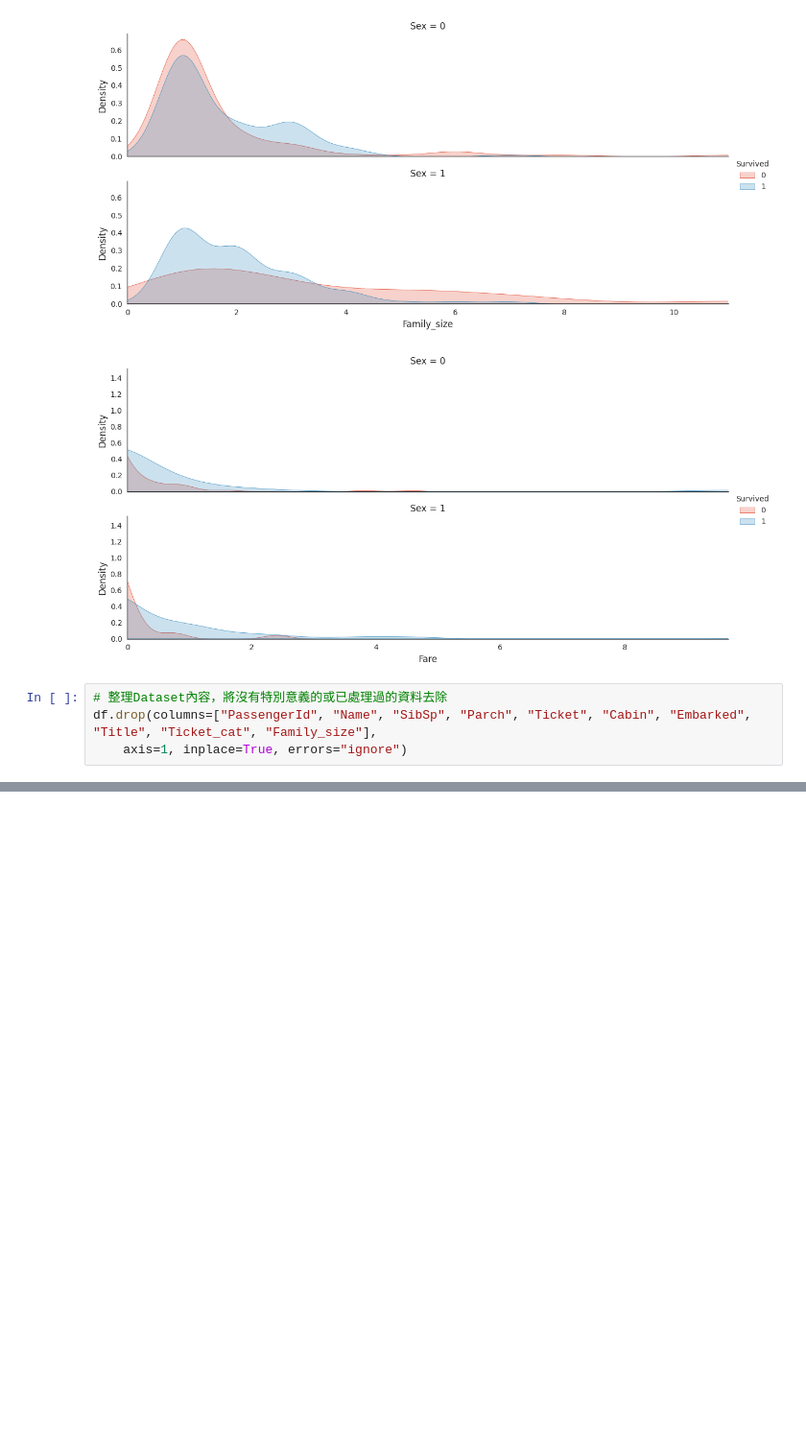
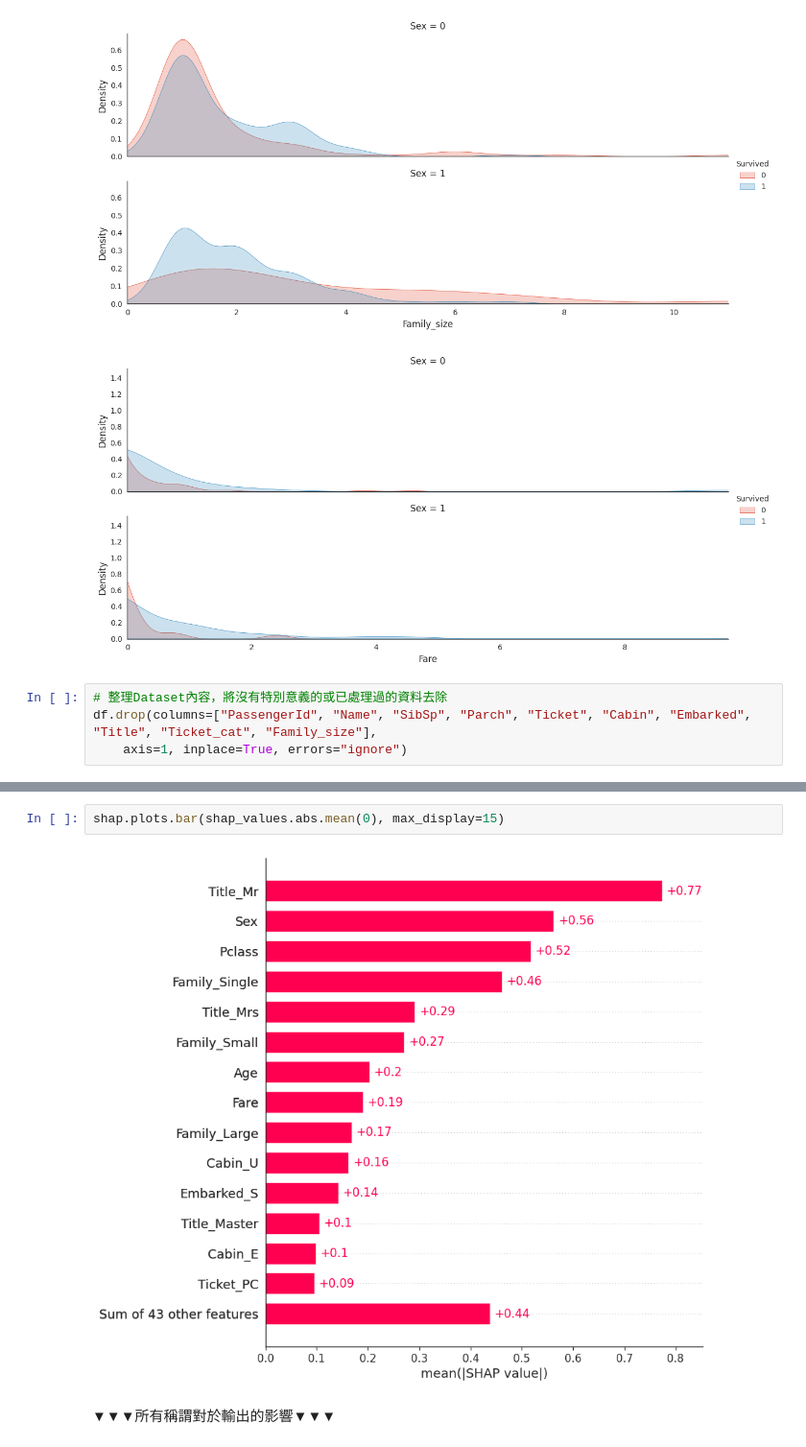
Before and after one commit to jinrumiao/titanic-analysis, a Jupyter notebook: 專題實作_01：鐵達尼號存活預測.ipynb, the cells around one changed output, grey strips where cells are left out. Shown at 96% size. Cells and saved outputs as stored; diff of their text form; blank space fills up the shorter version.

```diff
--- a/專題實作_01：鐵達尼號存活預測.ipynb
+++ b/專題實作_01：鐵達尼號存活預測.ipynb
@@ -234,0 +316,6 @@ print(scores.mean())
+# %%
+shap.plots.bar(shap_values.abs.mean(0), max_display=15)
+# %% [output]
+[figure, added]
+# %% [markdown]
+▼▼▼所有稱謂對於輸出的影響▼▼▼
```
Also changed, not shown: parts of 23 cells of this notebook.
